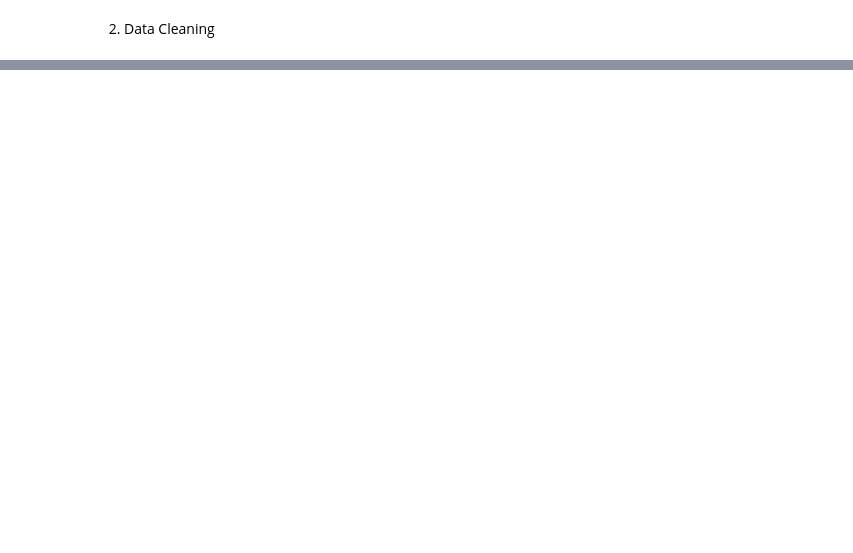
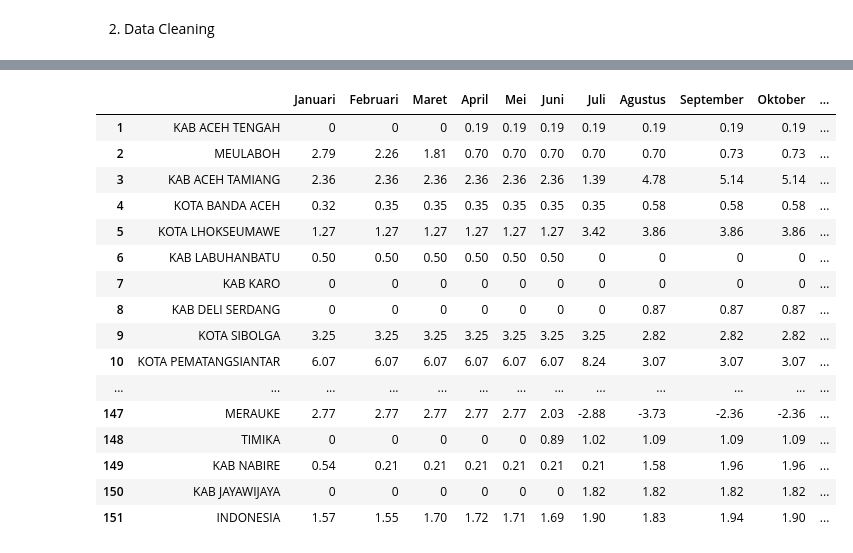
Before and after one commit to michaelvincentsebastian/Analysis-of-Annual-Education-Sector-Inflation-in-Indonesia, a Jupyter notebook: analysis/inflation-rate-analysis.ipynb, the cells around one changed output, grey strips where cells are left out. Saved outputs shown, nothing was run; the diff lists cells and outputs as text; code cells hidden in the pictures; blank space fills up the shorter version.

```diff
--- a/analysis/inflation-rate-analysis.ipynb
+++ b/analysis/inflation-rate-analysis.ipynb
@@ -169,0 +234,4 @@ df24.
+# %%
+# Replace NaN with empty string
+df24.fillna('', inplace=True)
+df25.fillna('', inplace=True)
@@ -169,0 +249,4 @@ df24.
+# %%
+# Set row with index 0 (containing Januari, Februari, etc.) as header
+df24.columns = df24.iloc[0]
+df25.columns = df25.iloc[0]
@@ -169,0 +255,4 @@ df24.
+# %%
+# Drop the row that became header
+df24 = df24.iloc[1:]
+df25 = df25.iloc[1:]
@@ -169,0 +279,20 @@ df24.
+# %%
+df24
+# %% [output]
+|  |  | Januari | Februari | Maret | April | Mei | Juni | Juli | Agustus | September | Oktober | ... |
+| 1 | KAB ACEH TENGAH | 0 | 0 | 0 | 0.19 | 0.19 | 0.19 | 0.19 | 0.19 | 0.19 | 0.19 | ... |
+| 2 | MEULABOH | 2.79 | 2.26 | 1.81 | 0.70 | 0.70 | 0.70 | 0.70 | 0.70 | 0.73 | 0.73 | ... |
+| 3 | KAB ACEH TAMIANG | 2.36 | 2.36 | 2.36 | 2.36 | 2.36 | 2.36 | 1.39 | 4.78 | 5.14 | 5.14 | ... |
+| 4 | KOTA BANDA ACEH | 0.32 | 0.35 | 0.35 | 0.35 | 0.35 | 0.35 | 0.35 | 0.58 | 0.58 | 0.58 | ... |
+| 5 | KOTA LHOKSEUMAWE | 1.27 | 1.27 | 1.27 | 1.27 | 1.27 | 1.27 | 3.42 | 3.86 | 3.86 | 3.86 | ... |
+| 6 | KAB LABUHANBATU | 0.50 | 0.50 | 0.50 | 0.50 | 0.50 | 0.50 | 0 | 0 | 0 | 0 | ... |
+| 7 | KAB KARO | 0 | 0 | 0 | 0 | 0 | 0 | 0 | 0 | 0 | 0 | ... |
+| 8 | KAB DELI SERDANG | 0 | 0 | 0 | 0 | 0 | 0 | 0 | 0.87 | 0.87 | 0.87 | ... |
+| 9 | KOTA SIBOLGA | 3.25 | 3.25 | 3.25 | 3.25 | 3.25 | 3.25 | 3.25 | 2.82 | 2.82 | 2.82 | ... |
+| 10 | KOTA PEMATANGSIANTAR | 6.07 | 6.07 | 6.07 | 6.07 | 6.07 | 6.07 | 8.24 | 3.07 | 3.07 | 3.07 | ... |
+| ... | ... | ... | ... | ... | ... | ... | ... | ... | ... | ... | ... | ... |
+| 147 | MERAUKE | 2.77 | 2.77 | 2.77 | 2.77 | 2.77 | 2.03 | -2.88 | -3.73 | -2.36 | -2.36 | ... |
+| 148 | TIMIKA | 0 | 0 | 0 | 0 | 0 | 0.89 | 1.02 | 1.09 | 1.09 | 1.09 | ... |
+| 149 | KAB NABIRE | 0.54 | 0.21 | 0.21 | 0.21 | 0.21 | 0.21 | 0.21 | 1.58 | 1.96 | 1.96 | ... |
+| 150 | KAB JAYAWIJAYA | 0 | 0 | 0 | 0 | 0 | 0 | 1.82 | 1.82 | 1.82 | 1.82 | ... |
+| 151 | INDONESIA | 1.57 | 1.55 | 1.70 | 1.72 | 1.71 | 1.69 | 1.90 | 1.83 | 1.94 | 1.90 | ... |
```
Also changed, not shown: parts of 25 cells of this notebook.
